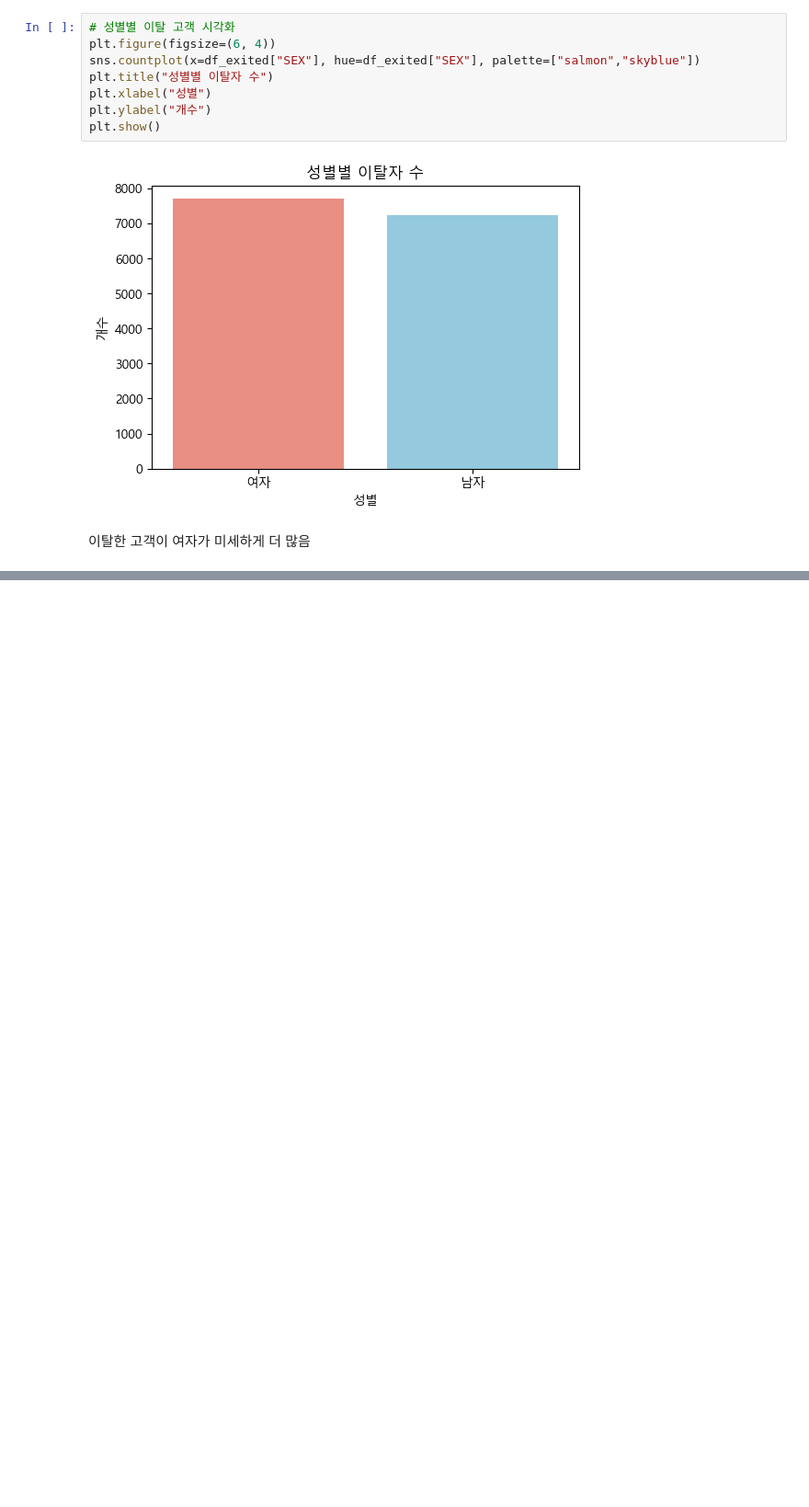
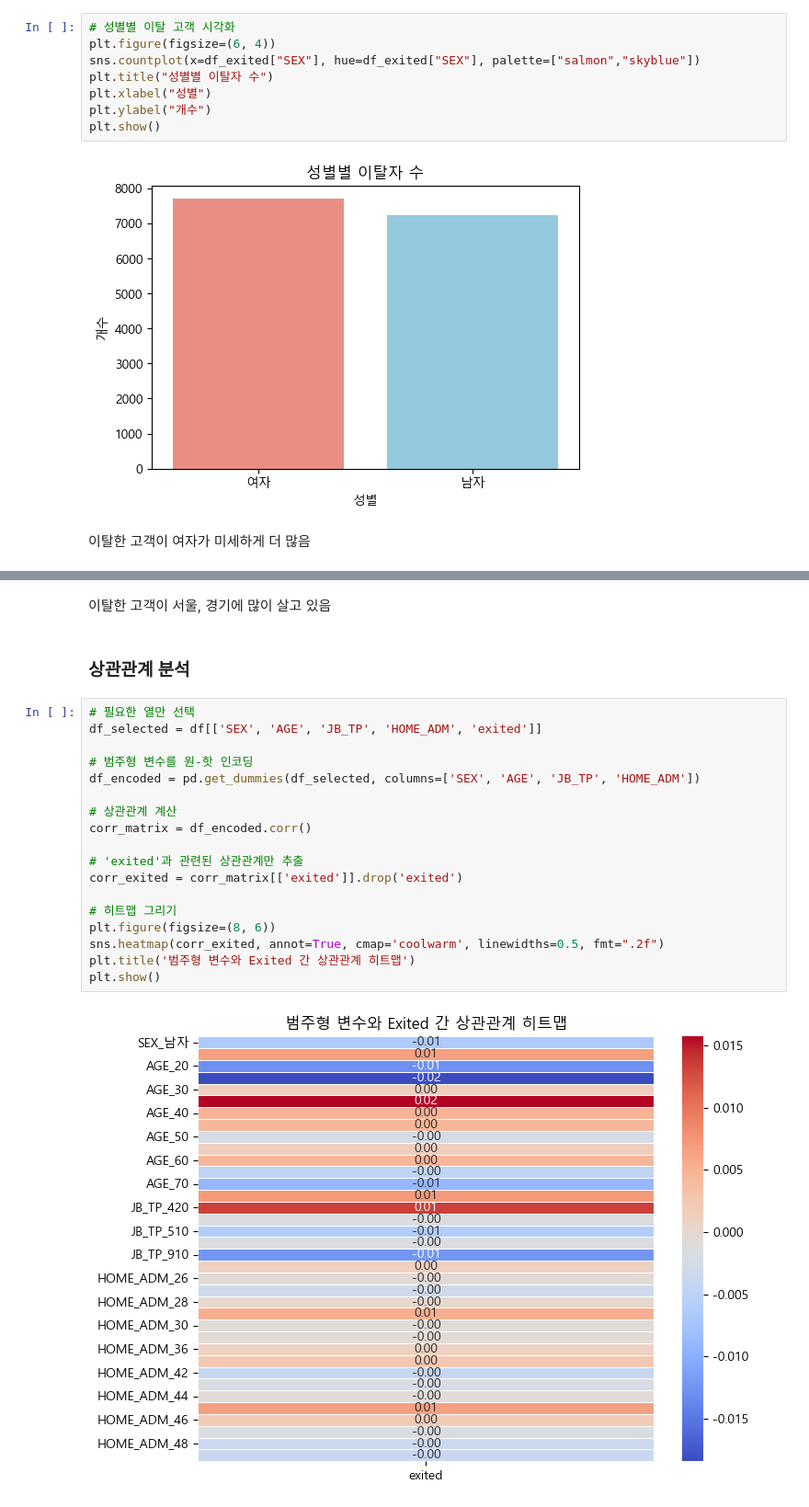
Before and after one commit to minju0611/hk-toss-middle-project, a Jupyter notebook: notebooks/EDA/eda_nec.ipynb, the cells around one changed output, grey strips where cells are left out. Shown at 92% size. Cells and saved outputs as stored; diff of their text form; blank space fills up the shorter version.

Commit message:
feat : 범주형 변수 상관관계

```diff
--- a/notebooks/EDA/eda_nec.ipynb
+++ b/notebooks/EDA/eda_nec.ipynb
@@ -232,0 +279,24 @@ plt.show()
+# %% [markdown]
+이탈한 고객이 서울, 경기에 많이 살고 있음
+# %% [markdown]
+### 상관관계 분석
+# %%
+# 필요한 열만 선택
+df_selected = df[['SEX', 'AGE', 'JB_TP', 'HOME_ADM', 'exited']]
+
+# 범주형 변수를 원-핫 인코딩
+df_encoded = pd.get_dummies(df_selected, columns=['SEX', 'AGE', 'JB_TP', 'HOME_ADM'])
+
+# 상관관계 계산
+corr_matrix = df_encoded.corr()
+
+# 'exited'과 관련된 상관관계만 추출
+corr_exited = corr_matrix[['exited']].drop('exited')
+
+# 히트맵 그리기
+plt.figure(figsize=(8, 6))
+sns.heatmap(corr_exited, annot=True, cmap='coolwarm', linewidths=0.5, fmt=".2f")
+plt.title('범주형 변수와 Exited 간 상관관계 히트맵')
+plt.show()
+# %% [output]
+[figure, added]
```
Also changed, not shown: parts of 3 cells of this notebook.
